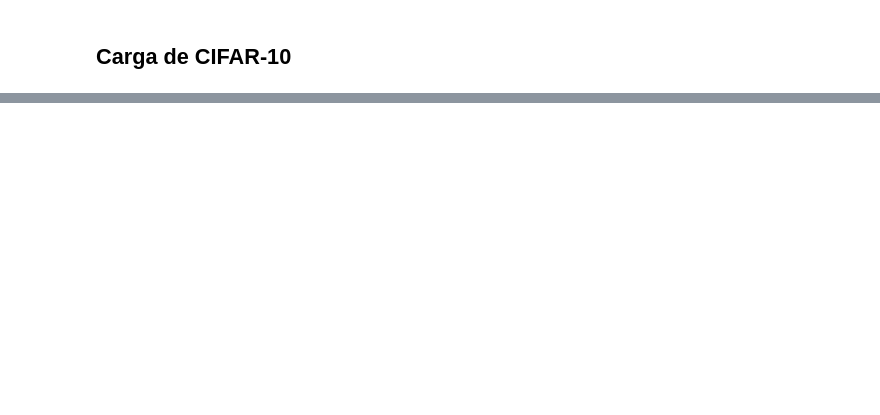
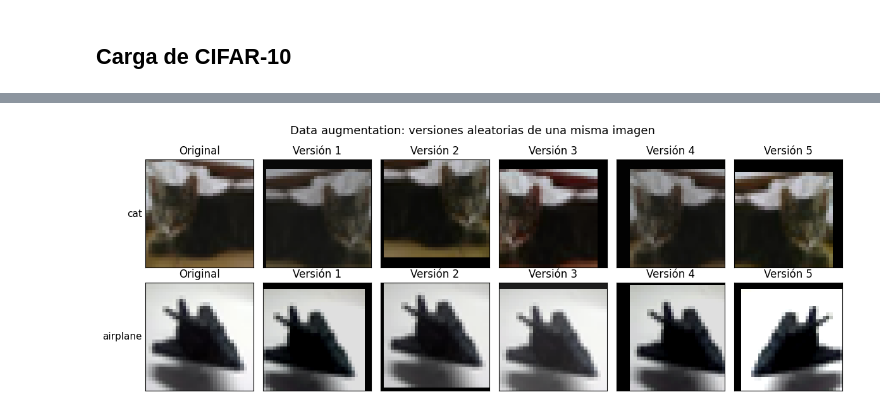
Before and after one commit to Bamo0507/Laboratorio_6_Transfer_Learning, a Jupyter notebook: Laboratorio6_Transfer_Learning.ipynb, the cells around one changed output, grey strips where cells are left out. Saved outputs shown, nothing was run; the diff lists cells and outputs as text; code cells hidden in the pictures; blank space fills up the shorter version.

```diff
--- a/Laboratorio6_Transfer_Learning.ipynb
+++ b/Laboratorio6_Transfer_Learning.ipynb
@@ -61,0 +267,20 @@ Se carga mediante `torchvision.datasets.CIFAR10`, donde el parámetro `train` in
+# %%
+# Transformaciones aleatorias, aplicadas sobre la imagen de 32x32 antes de cualquier otro paso
+augmentation = [
+    transforms.RandomHorizontalFlip(p=0.5),
+    transforms.RandomCrop(32, padding=4),
+    transforms.ColorJitter(brightness=0.2, contrast=0.2, saturation=0.2, hue=0.05),
+]
+
+# Entrenamiento: augmentation seguida del pipeline de cada modelo
+transform_cnn_train = transforms.Compose(augmentation + transform_cnn.transforms)
+transform_vgg_train = transforms.Compose(augmentation + transform_vgg.transforms)
+
+# Validación y test: únicamente el pipeline de cada modelo, sin transformaciones aleatorias
+transform_cnn_eval = transform_cnn
+transform_vgg_eval = transform_vgg
+
+print("Pipeline de entrenamiento de la CNN:")
+print(transform_cnn_train)
+print("\nPipeline de entrenamiento de VGG-16:")
+print(transform_vgg_train)
@@ -61,0 +306,27 @@ Se carga mediante `torchvision.datasets.CIFAR10`, donde el parámetro `train` in
+# %%
+fijar_semilla()
+aplicar_augmentation = transforms.Compose(augmentation)
+N_VERSIONES = 5
+
+# Se toma la primera imagen de gato y la primera de avión del conjunto de entrenamiento
+indices_ejemplo = [np.where(etiquetas == CLASES.index(c))[0][0] for c in ["cat", "airplane"]]
+
+fig, axes = plt.subplots(len(indices_ejemplo), N_VERSIONES + 1, figsize=(12, 4.5))
+
+for fila, idx in enumerate(indices_ejemplo):
+    imagen, etiqueta = train[idx]
+    axes[fila, 0].imshow(imagen)
+    axes[fila, 0].set_title("Original")
+    for col in range(1, N_VERSIONES + 1):
+        axes[fila, col].imshow(aplicar_augmentation(imagen))
+        axes[fila, col].set_title(f"Versión {col}")
+    axes[fila, 0].set_ylabel(CLASES[etiqueta], rotation=0, ha="right", va="center", fontsize=11)
+    for ax in axes[fila]:
+        ax.set_xticks([])
+        ax.set_yticks([])
+
+fig.suptitle("Data augmentation: versiones aleatorias de una misma imagen", fontsize=13)
+plt.tight_layout()
+plt.show()
+# %% [output]
+[figure, added]
```
Also changed, not shown: parts of 19 cells of this notebook.
